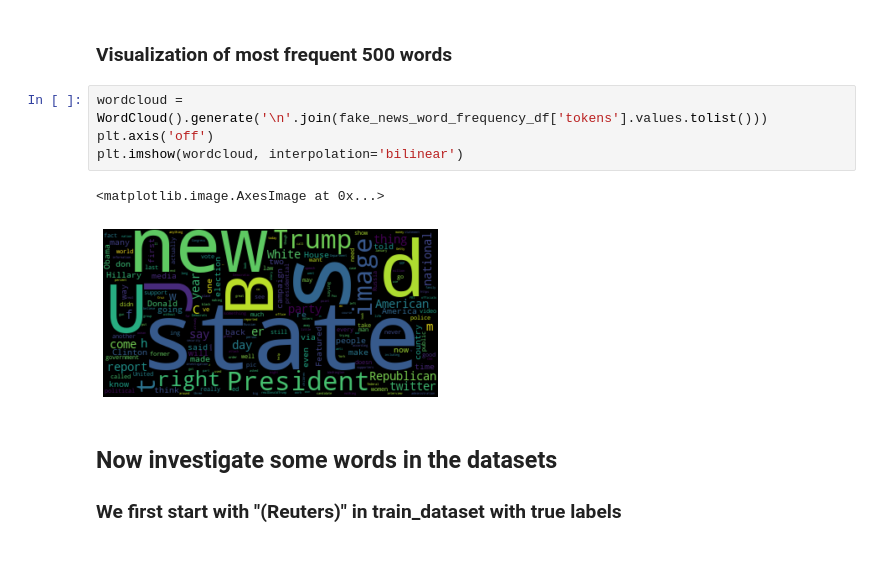
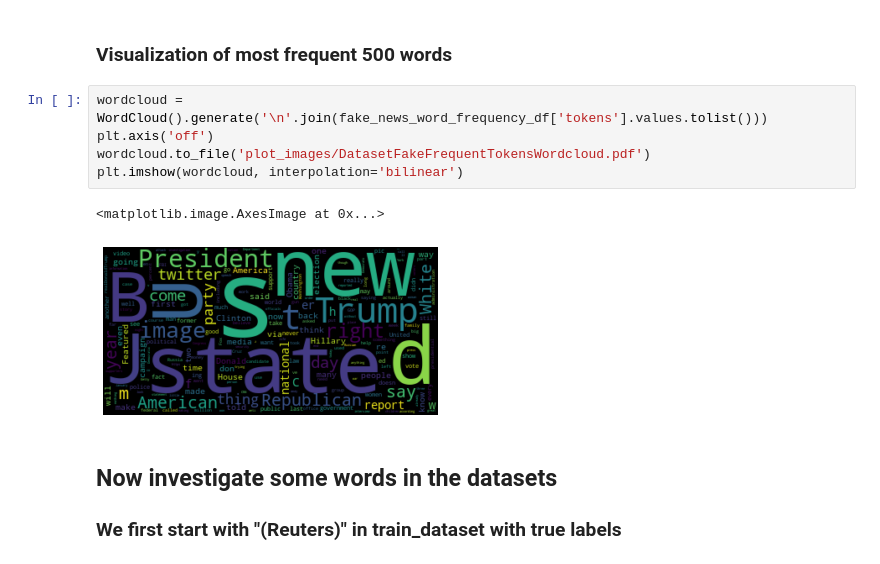
Before and after one commit to sersery35/Explainability_of_FND_Models, a Jupyter notebook: Huggingface/noteboooks/dataset_analysis.ipynb, the cells around one changed output. Cells and saved outputs as stored; diff of their text form.

```diff
--- a/Huggingface/noteboooks/dataset_analysis.ipynb
+++ b/Huggingface/noteboooks/dataset_analysis.ipynb
@@ -138,10 +138,11 @@ fake_news_word_frequency_df = get_most_frequent_n_tokens(train_dataset[train_dat
 # %%
 wordcloud = WordCloud().generate('\n'.join(fake_news_word_frequency_df['tokens'].values.tolist()))
 plt.axis('off')
+wordcloud.to_file('plot_images/DatasetFakeFrequentTokensWordcloud.pdf')
 plt.imshow(wordcloud, interpolation='bilinear')
 # %% [output]
 <matplotlib.image.AxesImage at 0x...>
-[figure, old version]
+[figure, new version]
 # %% [markdown]
 ## Now investigate some words in the datasets
 
```
Also changed, not shown: parts of 8 cells of this notebook, 18 other files.
